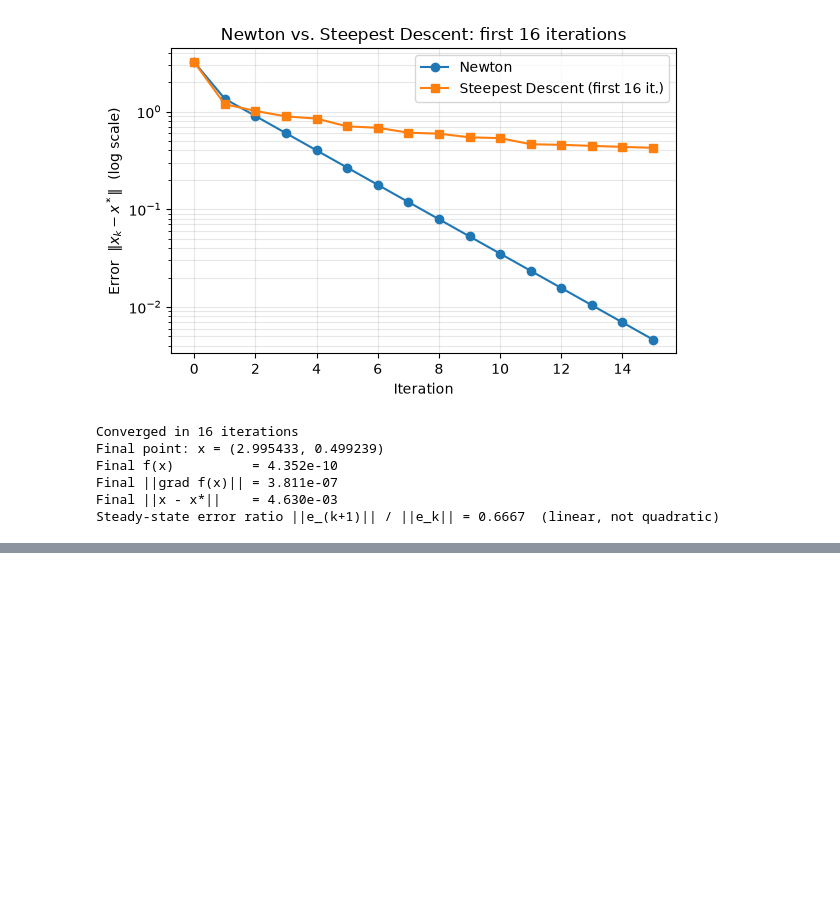
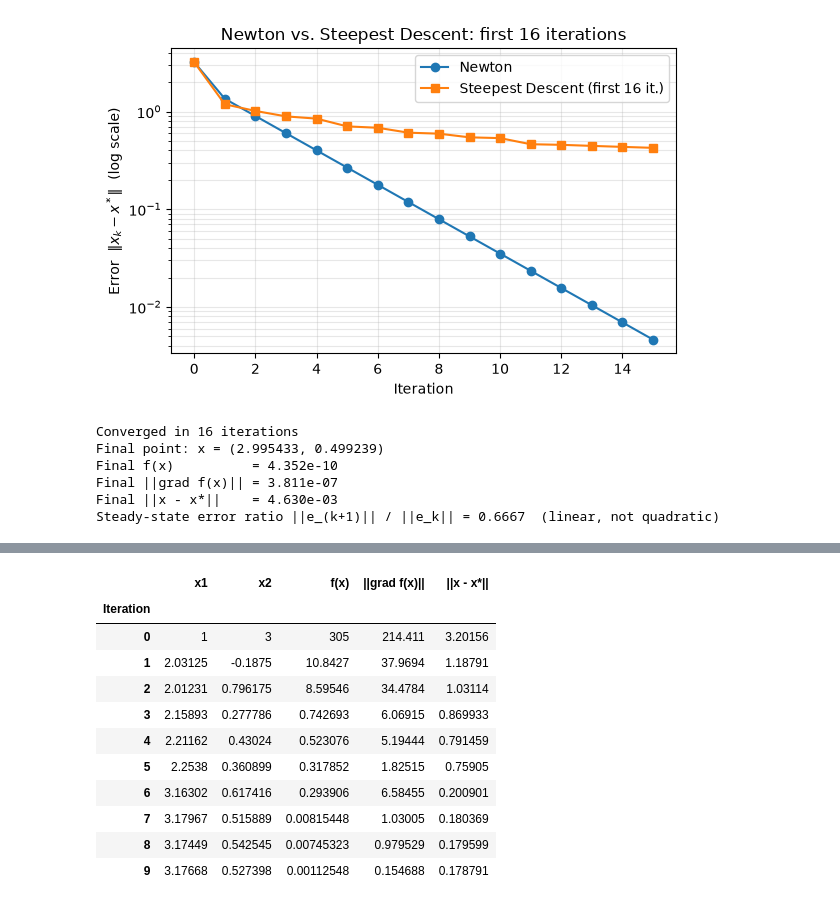
Before and after one commit to KevJoss/Optimization_methods_course, a Jupyter notebook: results.ipynb, the cells around one changed output, grey strips where cells are left out. Drawn from its saved outputs; the diff is of its cells as text; code cells hidden in the pictures; blank space fills up the shorter version.

```diff
--- a/results.ipynb
+++ b/results.ipynb
@@ -120,0 +126,23 @@ Steady-state error ratio ||e_(k+1)|| / ||e_k|| = 0.6667  (linear, not quadratic)
+# %%
+cg_history = pd.read_csv("experiments/conjugate_gradient/history.csv")
+
+cg_table = cg_history.head(10).rename(columns={
+    "k": "Iteration",
+    "f": "f(x)",
+    "grad_norm": "||grad f(x)||",
+    "error": "||x - x*||",
+})
+cg_table.set_index("Iteration")
+# %% [output]
+|  | x1 | x2 | f(x) | ||grad f(x)|| | ||x - x*|| |
+| Iteration |  |  |  |  |  |
+| 0 | 1 | 3 | 305 | 214.411 | 3.20156 |
+| 1 | 2.03125 | -0.1875 | 10.8427 | 37.9694 | 1.18791 |
+| 2 | 2.01231 | 0.796175 | 8.59546 | 34.4784 | 1.03114 |
+| 3 | 2.15893 | 0.277786 | 0.742693 | 6.06915 | 0.869933 |
+| 4 | 2.21162 | 0.43024 | 0.523076 | 5.19444 | 0.791459 |
+| 5 | 2.2538 | 0.360899 | 0.317852 | 1.82515 | 0.75905 |
+| 6 | 3.16302 | 0.617416 | 0.293906 | 6.58455 | 0.200901 |
+| 7 | 3.17967 | 0.515889 | 0.00815448 | 1.03005 | 0.180369 |
+| 8 | 3.17449 | 0.542545 | 0.00745323 | 0.979529 | 0.179599 |
+| 9 | 3.17668 | 0.527398 | 0.00112548 | 0.154688 | 0.178791 |
```
Also changed, not shown: parts of 5 cells of this notebook, 5 other files.
